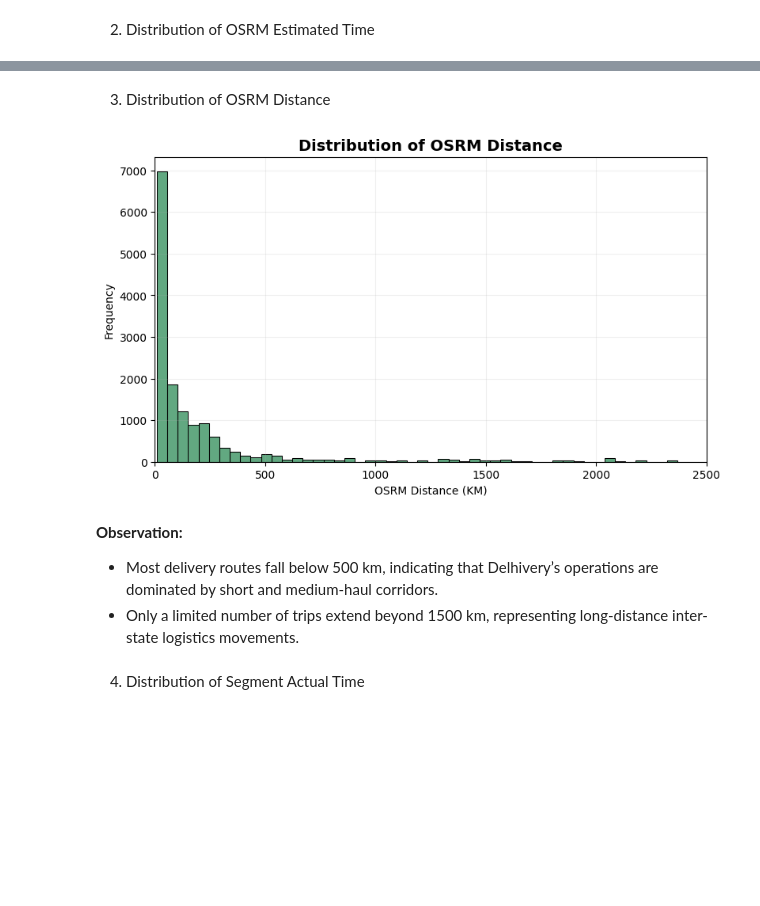
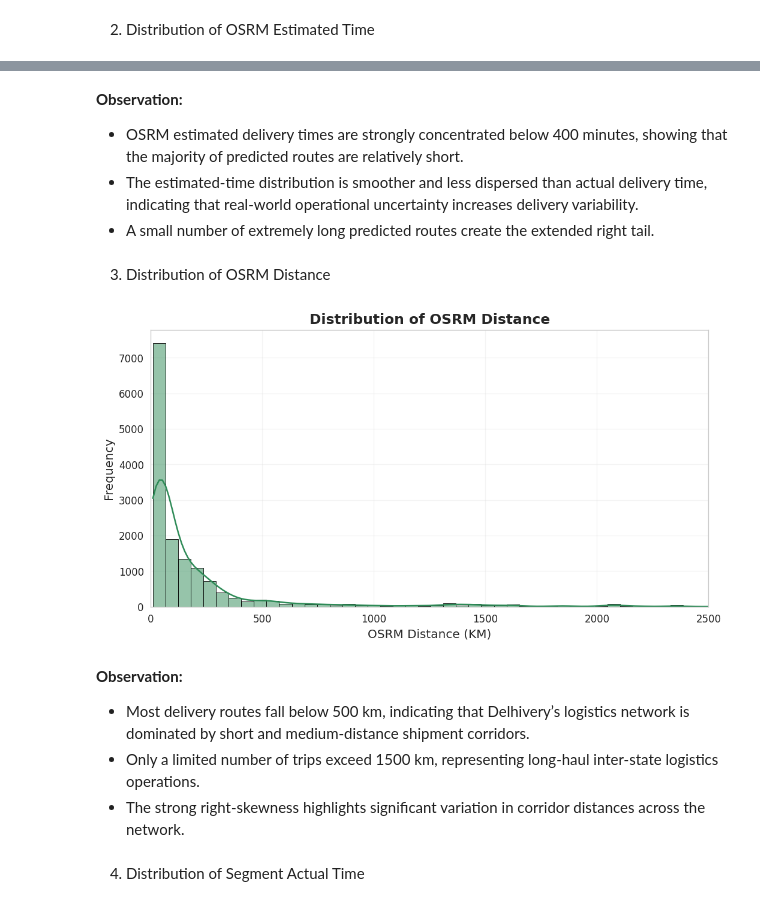
Before and after one commit to shreyankaul/scaler, a Jupyter notebook: Delhivery.ipynb, the cells around one changed output, grey strips where cells are left out. Saved outputs shown, nothing was run; the diff lists cells and outputs as text; code cells hidden in the pictures; blank space fills up the shorter version.

```diff
--- a/Delhivery.ipynb
+++ b/Delhivery.ipynb
@@ -24,6 +24,9 @@ import seaborn as sns
 from scipy.stats import ttest_rel
 
 from sklearn.preprocessing import StandardScaler
+
+sns.set_style('whitegrid')
+plt.rcParams['figure.dpi'] = 120
 # %%
 !wget https://d2beiqkhq929f0.cloudfront.net/public_assets/assets/000/001/551/original/delhivery_data.csv?1642751181 -O final.csv
 # %% [output]
@@ -559,32 +567,45 @@ plt.show()
+# %% [markdown]
+**Observation:**
+
+- OSRM estimated delivery times are strongly concentrated below 400 minutes, showing that the majority of predicted routes are relatively short.
+- The estimated-time distribution is smoother and less dispersed than actual delivery time, indicating that real-world operational uncertainty increases delivery variability.
+- A small number of extremely long predicted routes create the extended right tail.
 # %% [markdown]
 3. Distribution of OSRM Distance
 # %%
-plt.figure(figsize=(9,5))
+plt.figure(figsize=(10,5))
 
-sns.histplot(trip_df['osrm_distance'],
-             bins=60,
-             color='seagreen',
-             edgecolor='black')
+sns.histplot(
+    trip_df['osrm_distance'],
+    bins=50,
+    kde=True,
+    color='seagreen',
+    edgecolor='black',
+    linewidth=0.5
+)
 
 plt.xlim(0, 2500)
 
-plt.title('Distribution of OSRM Distance',
-          fontsize=14,
-          fontweight='bold')
+plt.title(
+    'Distribution of OSRM Distance',
+    fontsize=14,
+    fontweight='bold'
+)
 
-plt.xlabel('OSRM Distance (KM)')
-plt.ylabel('Frequency')
+plt.xlabel('OSRM Distance (KM)', fontsize=12)
+plt.ylabel('Frequency', fontsize=12)
 
 plt.grid(alpha=0.2)
 
 plt.show()
 # %% [output]
-[figure, old version]
+[figure, new version]
 # %% [markdown]
 **Observation:**
 
-- Most delivery routes fall below 500 km, indicating that Delhivery’s operations are dominated by short and medium-haul corridors.
-- Only a limited number of trips extend beyond 1500 km, representing long-distance inter-state logistics movements.
+- Most delivery routes fall below 500 km, indicating that Delhivery’s logistics network is dominated by short and medium-distance shipment corridors.
+- Only a limited number of trips exceed 1500 km, representing long-haul inter-state logistics operations.
+- The strong right-skewness highlights significant variation in corridor distances across the network.
 # %% [markdown]
 4. Distribution of Segment Actual Time
 # %%
```
Also changed, not shown: parts of 18 cells of this notebook.
